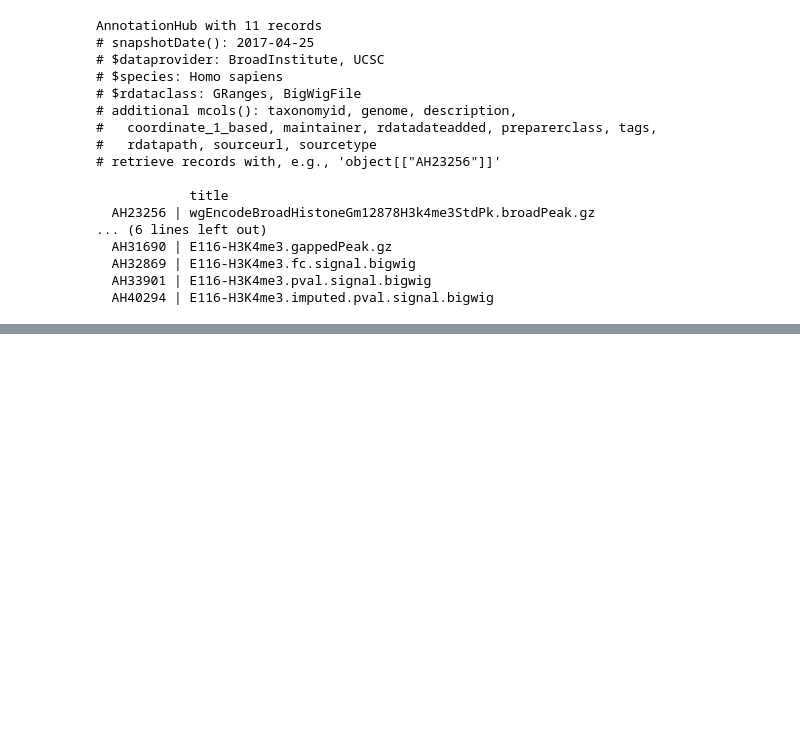
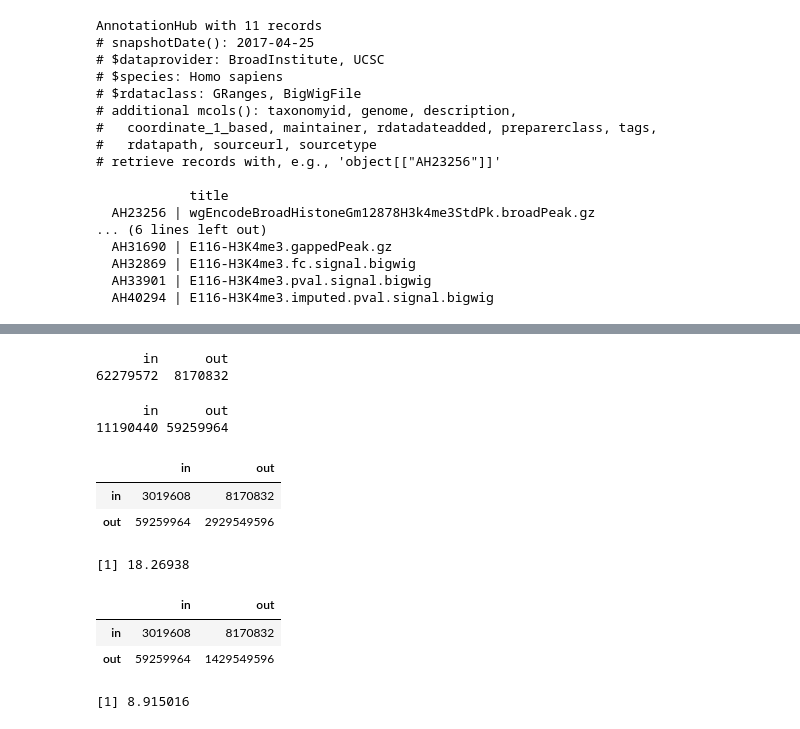
Before and after one commit to geocarvalho/r-bioinfo-ds, a Jupyter notebook: bioconductor-for-genomic-data-science/week1/week1_ann.ipynb, the cells around one changed output, grey strips where cells are left out. Saved outputs shown, nothing was run; the diff lists cells and outputs as text; code cells hidden in the pictures; blank space fills up the shorter version.

```diff
--- a/bioconductor-for-genomic-data-science/week1/week1_ann.ipynb
+++ b/bioconductor-for-genomic-data-science/week1/week1_ann.ipynb
@@ -892,0 +977,3 @@ AnnotationHub with 1 record
+# %%
+# Take promoter, gene annotations
+qhs = query(ahub, 'RefSeq')
@@ -892,0 +1006,2 @@ AnnotationHub with 1 record
+# %%
+genes = qhs[[1]]
@@ -892,0 +1037,3 @@ AnnotationHub with 1 record
+# %%
+prom = promoters(genes)
+prom
@@ -892,0 +1134,34 @@ AnnotationHub with 1 record
+# %%
+inOut[1,1] = sum(width(intersect(peaks, prom, ignore.strand=TRUE)))
+inOut[1,2] = sum(width(setdiff(peaks, prom, ignore.strand=TRUE)))
+inOut[2,1] = sum(width(setdiff(prom, peaks, ignore.strand=TRUE)))
+colSums(inOut)
+rowSums(inOut)
+inOut[2,2] = 3*10^9 - sum(inOut)
+inOut
+# %% [output]
+      in      out
+62279572  8170832
+      in      out
+11190440 59259964
+|  | in | out |
+| in | 3019608 | 8170832 |
+| out | 59259964 | 2929549596 |
+# %%
+oddsRatio = inOut[1,1] * inOut[2,2] / (inOut[2,1] * inOut[1,2])
+oddsRatio
+# %% [output]
+[1] 18.26938
+# %%
+inOut[2,2]=0
+inOut[2,2]=1.5 * 10^9 - sum(inOut)
+inOut
+# %% [output]
+|  | in | out |
+| in | 3019608 | 8170832 |
+| out | 59259964 | 1429549596 |
+# %%
+oddsRatio = inOut[1,1] * inOut[2,2] / (inOut[2,1] * inOut[1,2])
+oddsRatio
+# %% [output]
+[1] 8.915016
```
Also changed, not shown: parts of 42 cells of this notebook.
